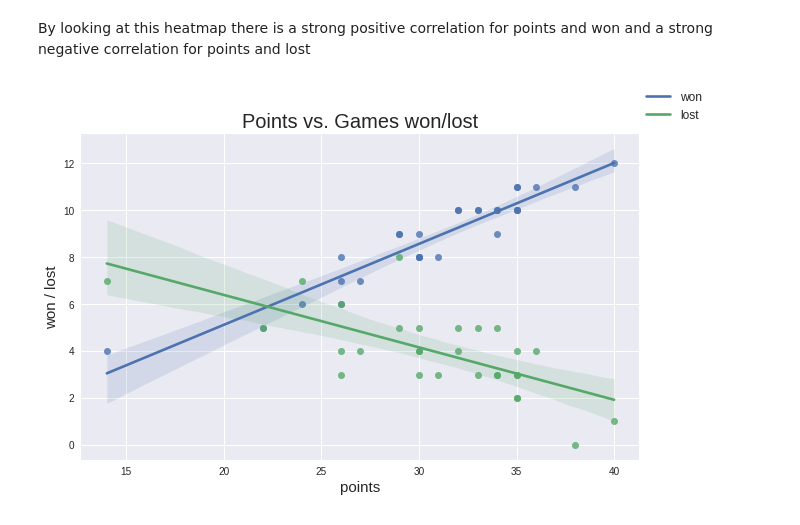
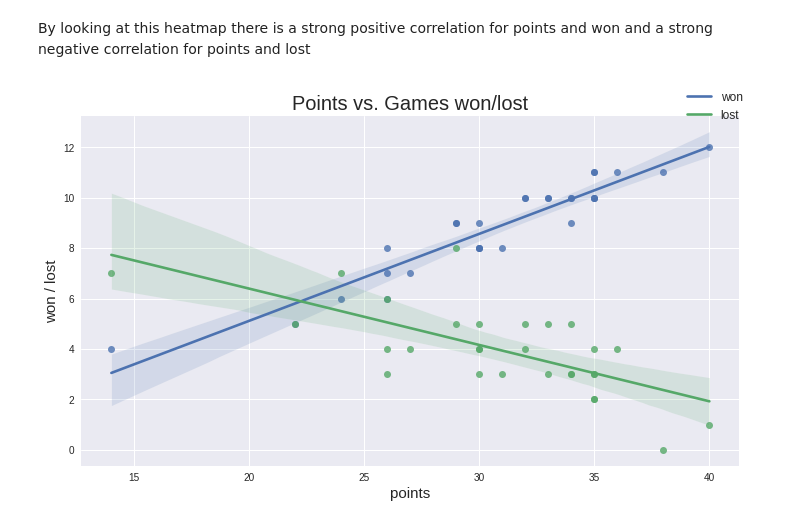
Before and after one commit to slagana8/Arsenal_worst_premier_start, a Jupyter notebook: Arsenal_Data_Visualization.ipynb, the cells around one changed output. Saved outputs shown, nothing was run; the diff lists cells and outputs as text; code cells hidden in the pictures.

```diff
--- a/Arsenal_Data_Visualization.ipynb
+++ b/Arsenal_Data_Visualization.ipynb
@@ -333,11 +333,13 @@ By looking at this heatmap there is a strong positive correlation for points and
 # %%
 # Showing the correlations of games won/points and games lost/points through a plot
 fig = plt.figure(figsize = (10,6))
 won = sns.regplot(data = df, x = "points", y = "won")
 loss = sns.regplot(data = df, x="points", y = "lost")
 won.set_title("Points vs. Games won/lost",fontsize = 20)
 won.set_xlabel("points", fontsize = 15)
 won.set_ylabel("won / lost", fontsize = 15)
 fig.legend(labels = ["won","lost"], fontsize = 12);
+fig.tight_layout()
+fig.savefig("output.jpg")
 # %% [output]
-[figure, old version]
+[figure, new version]
```
